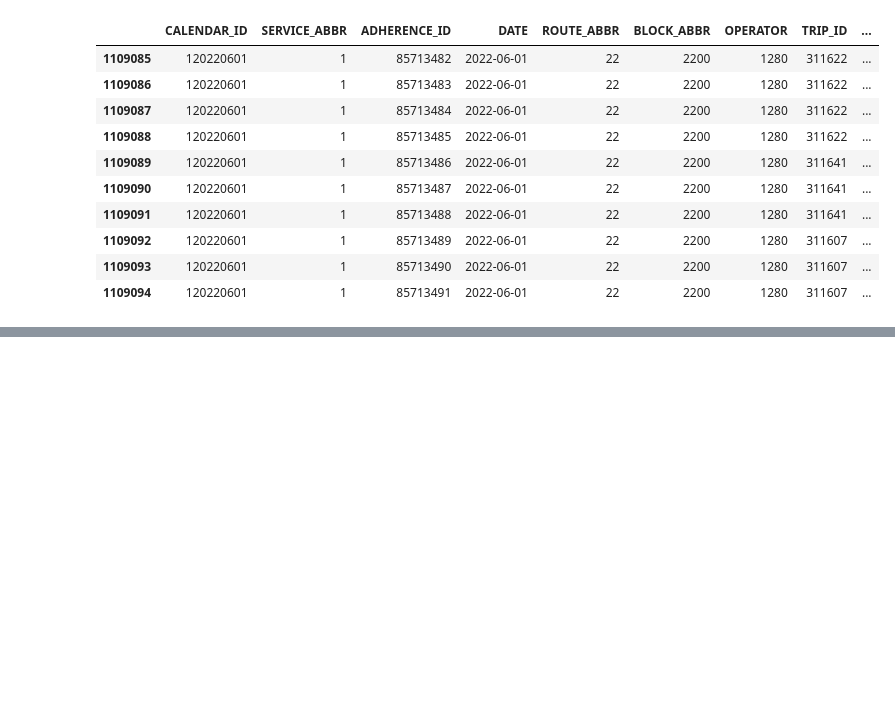
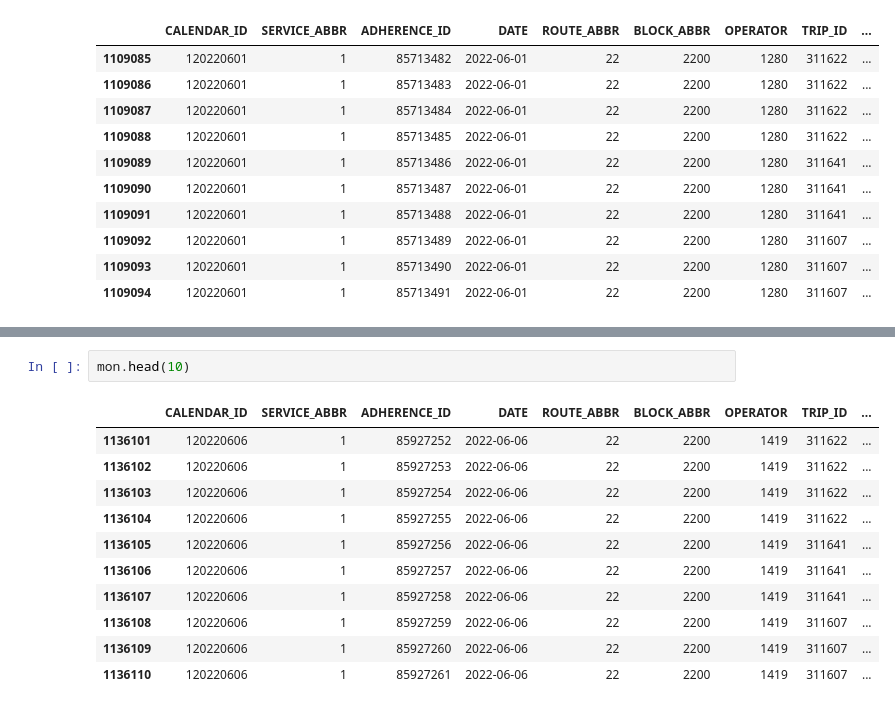
Before and after one commit to NSS-Data-Analytics-Cohort-7/wego-python-bit-my_finger, a Jupyter notebook: notebooks/wego_summer.ipynb, the cells around one changed output, grey strips where cells are left out. Drawn from its saved outputs; the diff is of its cells as text; blank space fills up the shorter version.

```diff
--- a/notebooks/wego_summer.ipynb
+++ b/notebooks/wego_summer.ipynb
@@ -134,0 +202,14 @@ summer.head(10)
+# %%
+mon.head(10)
+# %% [output]
+|  | CALENDAR_ID | SERVICE_ABBR | ADHERENCE_ID | DATE | ROUTE_ABBR | BLOCK_ABBR | OPERATOR | TRIP_ID | ... |
+| 1136101 | 120220606 | 1 | 85927252 | 2022-06-06 | 22 | 2200 | 1419 | 311622 | ... |
+| 1136102 | 120220606 | 1 | 85927253 | 2022-06-06 | 22 | 2200 | 1419 | 311622 | ... |
+| 1136103 | 120220606 | 1 | 85927254 | 2022-06-06 | 22 | 2200 | 1419 | 311622 | ... |
+| 1136104 | 120220606 | 1 | 85927255 | 2022-06-06 | 22 | 2200 | 1419 | 311622 | ... |
+| 1136105 | 120220606 | 1 | 85927256 | 2022-06-06 | 22 | 2200 | 1419 | 311641 | ... |
+| 1136106 | 120220606 | 1 | 85927257 | 2022-06-06 | 22 | 2200 | 1419 | 311641 | ... |
+| 1136107 | 120220606 | 1 | 85927258 | 2022-06-06 | 22 | 2200 | 1419 | 311641 | ... |
+| 1136108 | 120220606 | 1 | 85927259 | 2022-06-06 | 22 | 2200 | 1419 | 311607 | ... |
+| 1136109 | 120220606 | 1 | 85927260 | 2022-06-06 | 22 | 2200 | 1419 | 311607 | ... |
+| 1136110 | 120220606 | 1 | 85927261 | 2022-06-06 | 22 | 2200 | 1419 | 311607 | ... |
```
Also changed, not shown: parts of 11 cells of this notebook.
